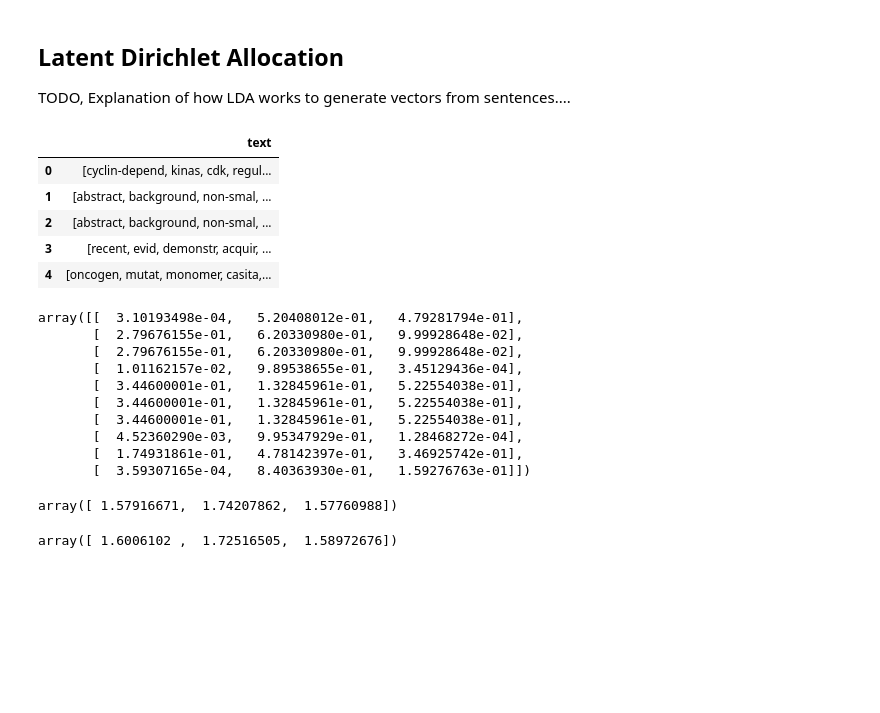
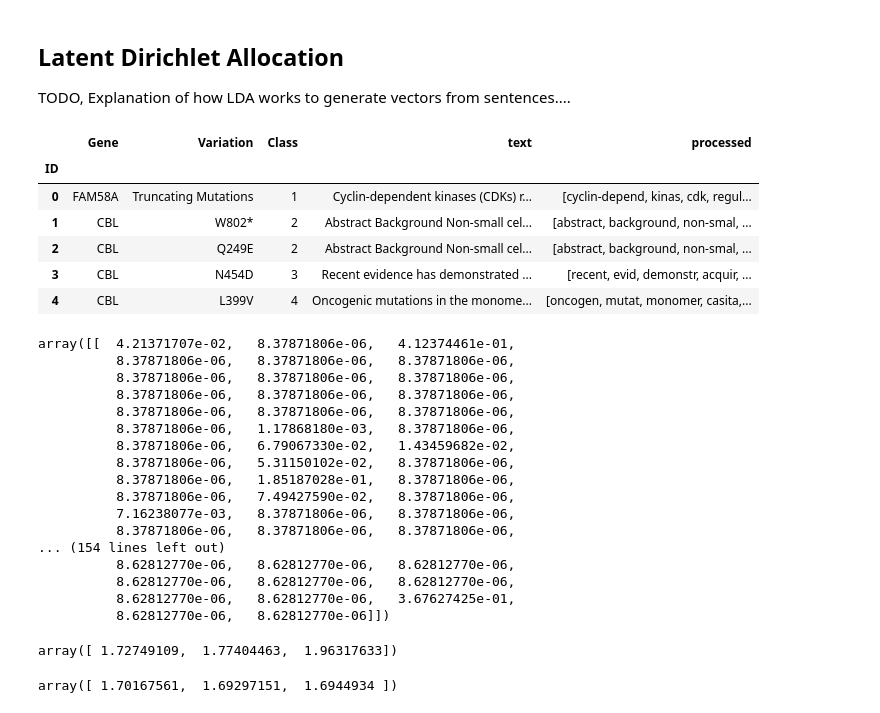
Before and after one commit to mike-camp/Kaggle_Cancer_Dataset, a Jupyter notebook: notebooks/LDA_Analysis.ipynb, the cells around one changed output. Drawn from its saved outputs; the diff is of its cells as text; code cells hidden in the pictures; blank space fills up the shorter version.

```diff
--- a/notebooks/LDA_Analysis.ipynb
+++ b/notebooks/LDA_Analysis.ipynb
@@ -12,15 +12,18 @@ from sklearn.feature_extraction.text import CountVectorizer
 # %%
 df_variants = pd.read_csv('../data/training_variants.csv',index_col=0)
 # %%
-tokenized_data = pd.read_pickle('../data/df_pk.pk')
+tokenized_data = pd.read_pickle('../data/new_tokens.pk')
 tokenized_data.head()
+df = pd.merge(df_variants,tokenized_data,left_index=True,right_index=True)
+df.head()
 # %% [output]
-|  | text |
-| 0 | [cyclin-depend, kinas, cdk, regul... |
-| 1 | [abstract, background, non-smal, ... |
-| 2 | [abstract, background, non-smal, ... |
-| 3 | [recent, evid, demonstr, acquir, ... |
-| 4 | [oncogen, mutat, monomer, casita,... |
+|  | Gene | Variation | Class | text | processed |
+| ID |  |  |  |  |  |
+| 0 | FAM58A | Truncating Mutations | 1 | Cyclin-dependent kinases (CDKs) r... | [cyclin-depend, kinas, cdk, regul... |
+| 1 | CBL | W802* | 2 | Abstract Background Non-small cel... | [abstract, background, non-smal, ... |
+| 2 | CBL | Q249E | 2 | Abstract Background Non-small cel... | [abstract, background, non-smal, ... |
+| 3 | CBL | N454D | 3 | Recent evidence has demonstrated ... | [recent, evid, demonstr, acquir, ... |
+| 4 | CBL | L399V | 4 | Oncogenic mutations in the monome... | [oncogen, mutat, monomer, casita,... |
 # %%
 def return_same(ls):
     return ls
@@ -36,28 +38,36 @@ y = df_variants.Class[:2000]
 # %%
-X = tokenized_data.text.values
-x_tf = pipe.fit_transform(X[:2000])
+X = df.processed.values
+x_tf = pipe.fit_transform(X)
 x_tf[:10]
 # %% [output]
-array([[  3.10193498e-04,   5.20408012e-01,   4.79281794e-01],
-       [  2.79676155e-01,   6.20330980e-01,   9.99928648e-02],
-       [  2.79676155e-01,   6.20330980e-01,   9.99928648e-02],
-       [  1.01162157e-02,   9.89538655e-01,   3.45129436e-04],
-       [  3.44600001e-01,   1.32845961e-01,   5.22554038e-01],
-       [  3.44600001e-01,   1.32845961e-01,   5.22554038e-01],
-       [  3.44600001e-01,   1.32845961e-01,   5.22554038e-01],
-       [  4.52360290e-03,   9.95347929e-01,   1.28468272e-04],
-       [  1.74931861e-01,   4.78142397e-01,   3.46925742e-01],
-       [  3.59307165e-04,   8.40363930e-01,   1.59276763e-01]])
+array([[  4.21371707e-02,   8.37871806e-06,   4.12374461e-01,
+          8.37871806e-06,   8.37871806e-06,   8.37871806e-06,
+          8.37871806e-06,   8.37871806e-06,   8.37871806e-06,
+          8.37871806e-06,   8.37871806e-06,   8.37871806e-06,
+          8.37871806e-06,   8.37871806e-06,   8.37871806e-06,
+          8.37871806e-06,   1.17868180e-03,   8.37871806e-06,
+          8.37871806e-06,   6.79067330e-02,   1.43459682e-02,
+          8.37871806e-06,   5.31150102e-02,   8.37871806e-06,
+          8.37871806e-06,   1.85187028e-01,   8.37871806e-06,
+          8.37871806e-06,   7.49427590e-02,   8.37871806e-06,
+          7.16238077e-03,   8.37871806e-06,   8.37871806e-06,
+          8.37871806e-06,   8.37871806e-06,   8.37871806e-06,
+... (154 lines left out)
+          8.62812770e-06,   8.62812770e-06,   8.62812770e-06,
+          8.62812770e-06,   8.62812770e-06,   8.62812770e-06,
+          8.62812770e-06,   8.62812770e-06,   3.67627425e-01,
+          8.62812770e-06,   8.62812770e-06]])
 # %%
 from sklearn.linear_model import LogisticRegression
 from sklearn.svm import SVC
 from sklearn.model_selection import cross_val_score
--cross_val_score(SVC(probability=True),x_tf,y,scoring='neg_log_loss')
+-cross_val_score(SVC(probability=True),x_tf,df.Class,scoring='neg_log_loss')
 # %% [output]
-array([ 1.57916671,  1.74207862,  1.57760988])
+array([ 1.72749109,  1.77404463,  1.96317633])
 # %%
--cross_val_score(LogisticRegression(),x_tf,y,scoring='neg_log_loss')
+from xgboost import XGBClassifier
+-cross_val_score(LogisticRegression(),x_tf,df.Class,scoring='neg_log_loss')
 # %% [output]
-array([ 1.6006102 ,  1.72516505,  1.58972676])
+array([ 1.70167561,  1.69297151,  1.6944934 ])
 # %%
 from sklearn.ensemble import RandomForestClassifier
```
Also changed, not shown: parts of 15 cells of this notebook, 4 other files.
